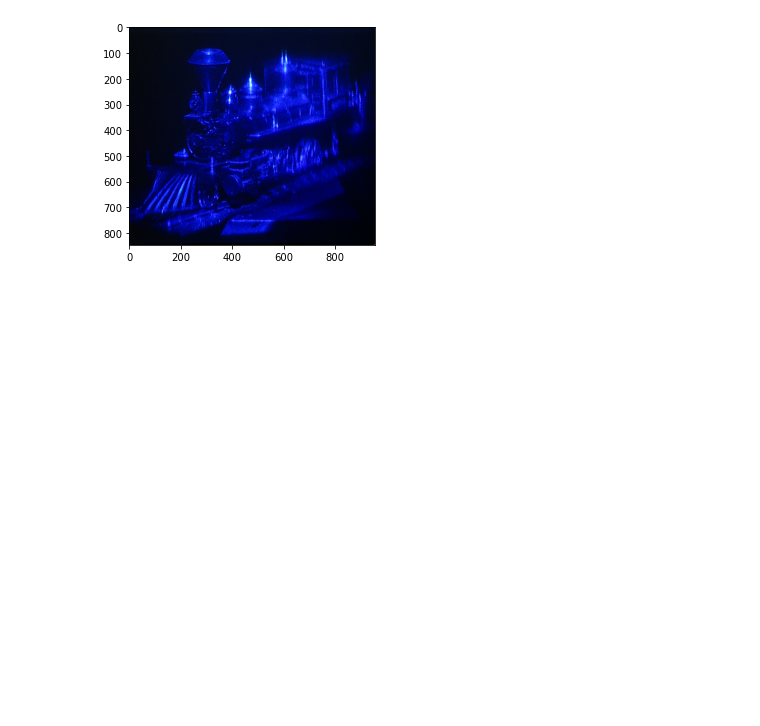
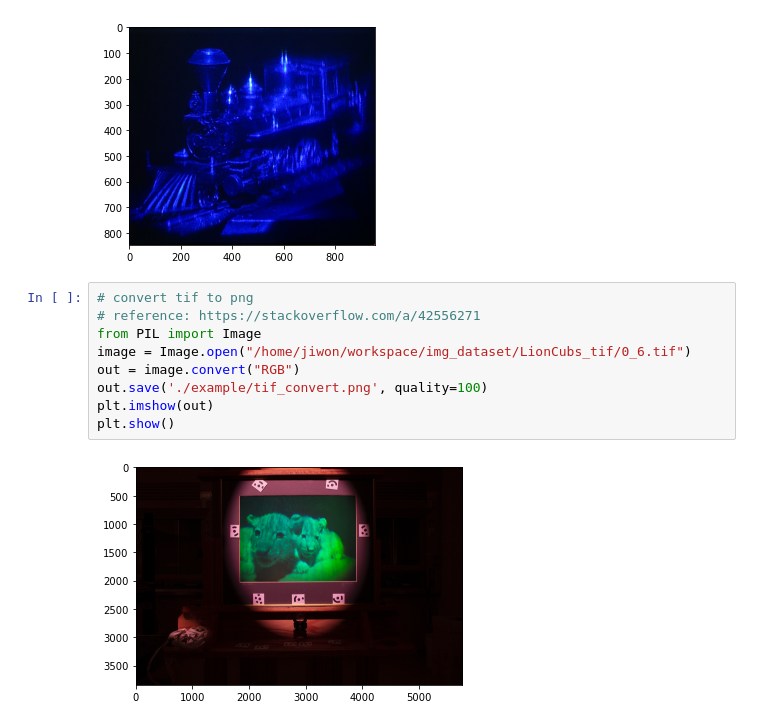
Before and after one commit to cjw531/neural-rendering, a Jupyter notebook: image_preprocessing/preprocessing_example.ipynb, the cells around one changed output. Cells and saved outputs as stored; diff of their text form; blank space fills up the shorter version.

```diff
--- a/image_preprocessing/preprocessing_example.ipynb
+++ b/image_preprocessing/preprocessing_example.ipynb
@@ -108,3 +108,14 @@ plt.imshow(rotated)
 plt.show()
 # %% [output]
 [figure]
+# %%
+# convert tif to png
+# reference: https://stackoverflow.com/a/42556271
+from PIL import Image
+image = Image.open("/home/jiwon/workspace/img_dataset/LionCubs_tif/0_6.tif")
+out = image.convert("RGB")
+out.save('./example/tif_convert.png', quality=100)
+plt.imshow(out)
+plt.show()
+# %% [output]
+[figure, added]
```
Also changed, not shown: 2 other files.
